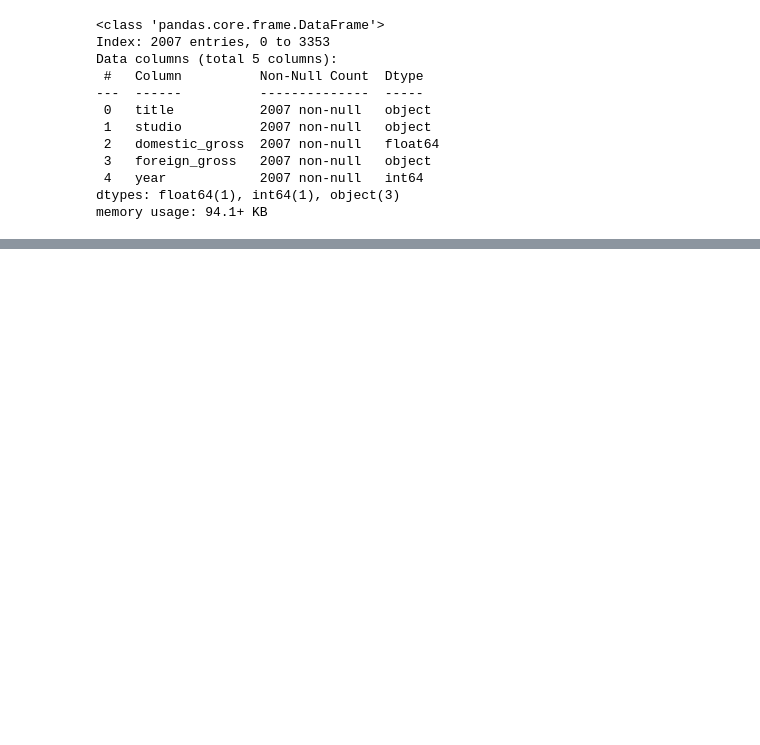
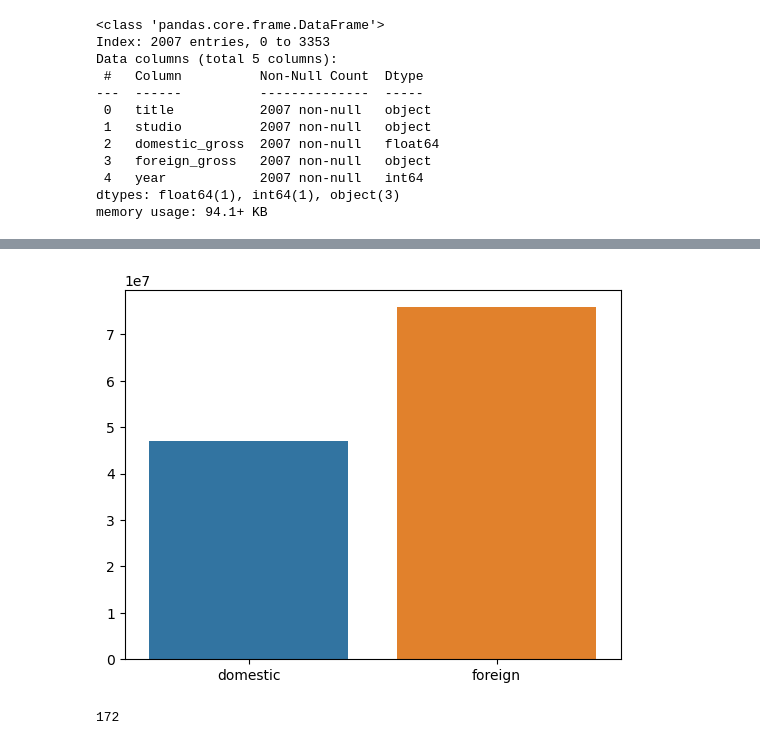
Before and after one commit to iDeal-DataViz/Phase_2_Project, a Jupyter notebook: IPYNBs/Rawlings.ipynb, the cells around one changed output, grey strips where cells are left out. Drawn from its saved outputs; the diff is of its cells as text; code cells hidden in the pictures; blank space fills up the shorter version.

```diff
--- a/IPYNBs/Rawlings.ipynb
+++ b/IPYNBs/Rawlings.ipynb
@@ -40,0 +85,11 @@ memory usage: 94.1+ KB
+# %%
+x = ['domestic','foreign']
+y = [df1['domestic_gross'].mean(),df1['foreign_gross'].mean()]
+fig = plt.figure()
+sns.barplot(x =x, y = y);
+# %% [output]
+[figure, added]
+# %%
+df1['studio'].nunique()
+# %% [output]
+172
```
Also changed, not shown: parts of 19 cells of this notebook.
